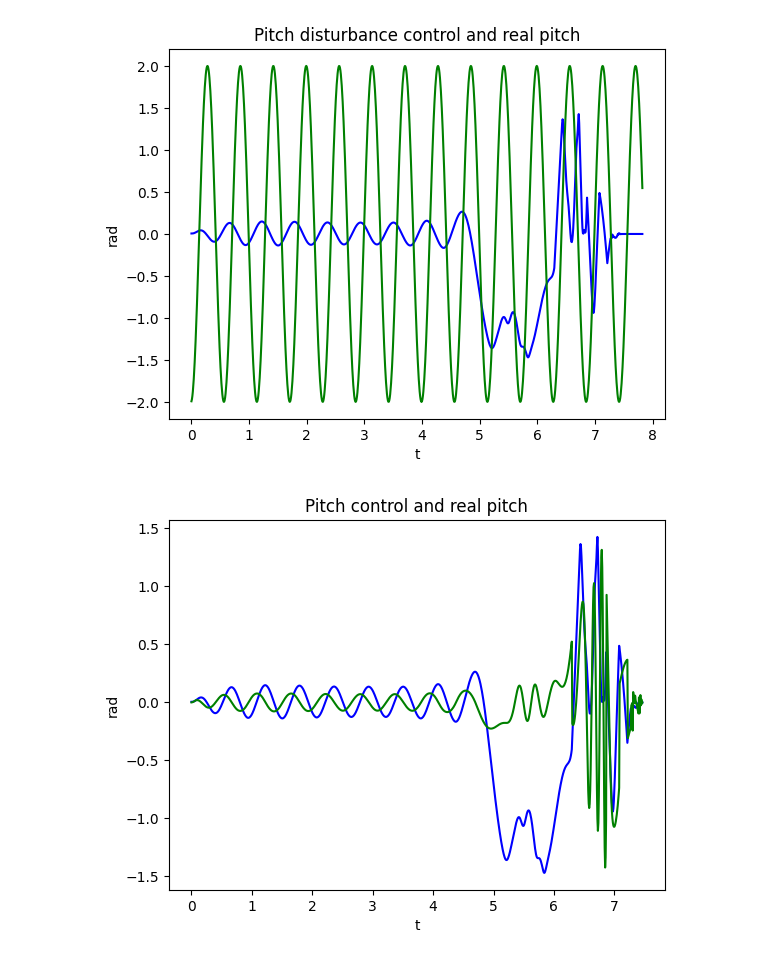
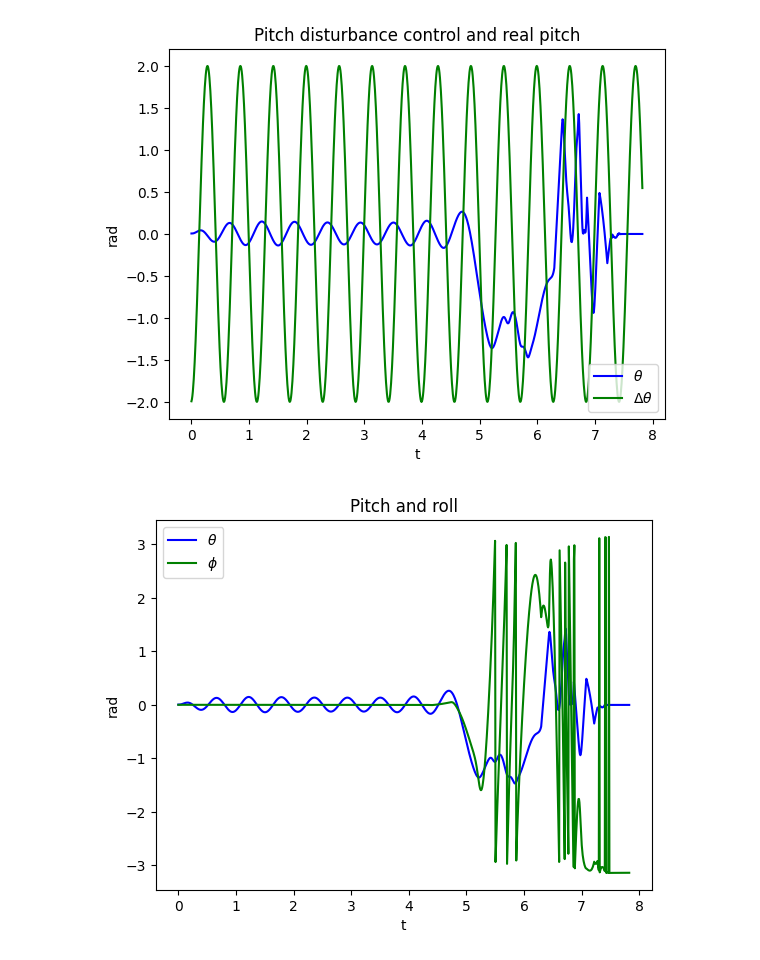
Before and after one commit to aaboiko/swarm_mavic, a Jupyter notebook: metrics/metrics_test.ipynb, the cells around one changed output. Drawn from its saved outputs; the diff is of its cells as text; code cells hidden in the pictures.

```diff
--- a/metrics/metrics_test.ipynb
+++ b/metrics/metrics_test.ipynb
@@ -40,34 +25,40 @@ with open(path, "r") as file:
 
             t += dt
 
-    plt.plot(ts, pitches, color='blue')
-    plt.plot(ts, pitch_ds, color='green')
+    plt.plot(ts, pitches, color='blue', label=r"$\theta$")
+    plt.plot(ts, pitch_ds, color='green', label=r"$\Delta\theta$")
+    plt.legend(fontsize=10)
 
     plt.show()
 # %% [output]
-[figure, old version]
+[figure, new version]
 # %%
 with open(path, "r") as file:
-    plt.title("Pitch control and real pitch")
+    plt.title("Pitch and roll")
     plt.xlabel('t')
     plt.ylabel('rad')
     t = 0
 
-    ts, pitches, upitches = [], [], []
+    ts, pitches, upitches, rolls, urolls, yaws, uyaws = [], [], [], [], [], [], []
 
     for line in file:
             nums = [float(item) for item in line.rstrip().split(' ')]
             roll, pitch, yaw, uroll, upitch, uyaw, roll_dist, pitch_dist, yaw_dist = nums
 
             ts.append(t)
             pitches.append(pitch)
             upitches.append(upitch/20)
+            rolls.append(roll)
+            urolls.append(uroll)
+            yaws.append(yaw)
+            uyaws.append(uyaw)
 
             t += dt
 
-    plt.plot(ts, pitches, color='blue')
-    plt.plot(ts, upitches, color='green')
+    plt.plot(ts, pitches, color='blue', label=r"$\theta$")
+    plt.plot(ts, rolls, color='green', label=r"$\phi$")
+    plt.legend(fontsize=10)
 
     plt.show()
 # %% [output]
-[figure, old version]
+[figure, new version]
```
Also changed, not shown: parts of 2 cells of this notebook, 8 other files.
